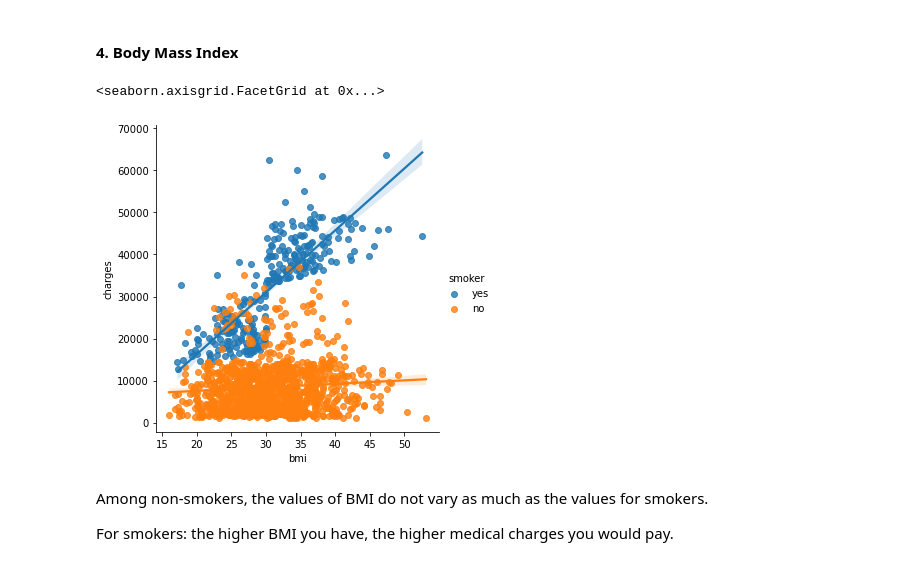
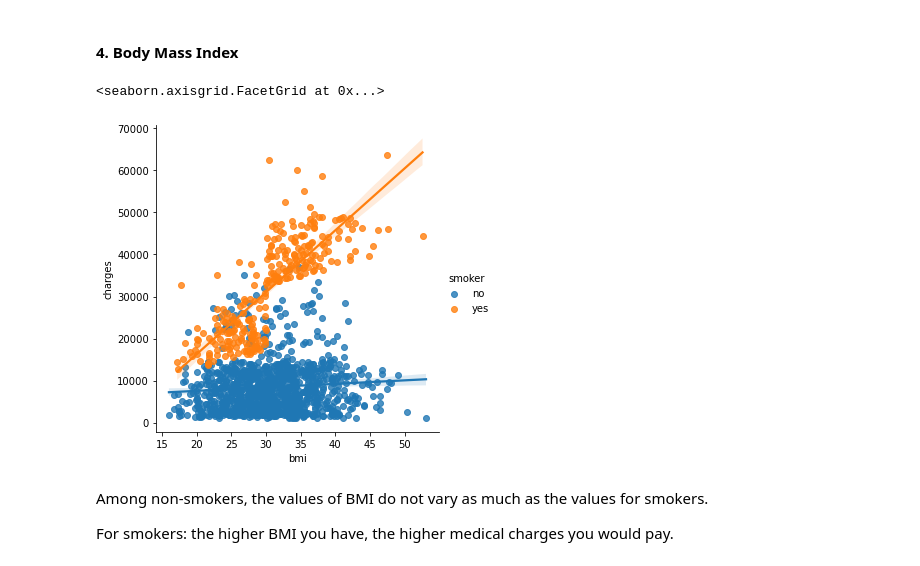
Before and after one commit to data301-2021-winter1/project-group60-project, a Jupyter notebook: notebooks/analysis1.ipynb, the cells around one changed output. Drawn from its saved outputs; the diff is of its cells as text; code cells hidden in the pictures.

Commit message:
added data

```diff
--- a/notebooks/analysis1.ipynb
+++ b/notebooks/analysis1.ipynb
@@ -365,10 +371,10 @@ The linear line for smokers is much higher, relative to the line for nonsmokers.
 # %% [markdown]
 #### 4. Body Mass Index
 # %%
-sns.lmplot(x="bmi", y="charges", hue="smoker", data=df)
+sns.lmplot(x="bmi", y="charges", hue="smoker", data=dfp)
 # %% [output]
 <seaborn.axisgrid.FacetGrid at 0x...>
-[figure, old version]
+[figure, new version]
 # %% [markdown]
 Among non-smokers, the values of BMI do not vary as much as the values for smokers.
 
```
Also changed, not shown: parts of 4 cells of this notebook, 2 other files.
